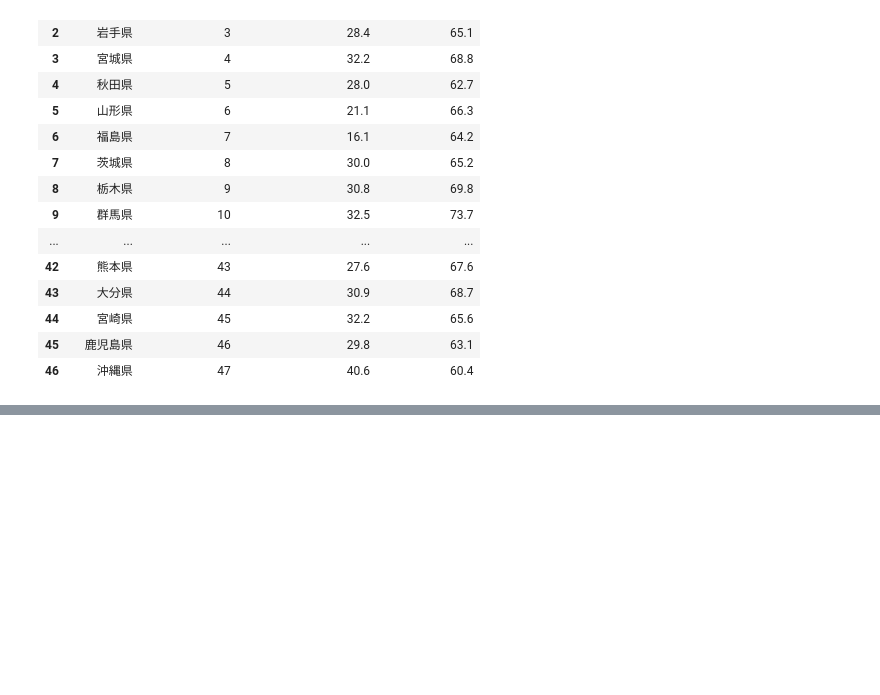
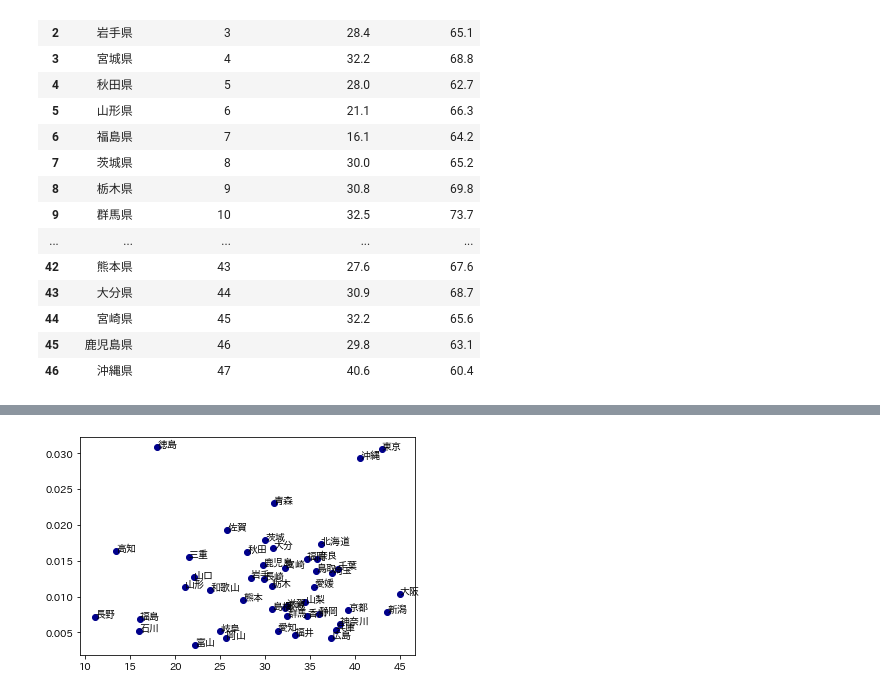
Before and after one commit to arakawatomonori/analyze-poverty, a Jupyter notebook: yuiseki/生活保護世帯と大学進学率関係.ipynb, the cells around one changed output, grey strips where cells are left out. Drawn from its saved outputs; the diff is of its cells as text; code cells hidden in the pictures; blank space fills up the shorter version.

```diff
--- a/yuiseki/生活保護世帯と大学進学率関係.ipynb
+++ b/yuiseki/生活保護世帯と大学進学率関係.ipynb
@@ -30,0 +88,11 @@ df.plot.scatter(x='生活保護世帯進学率(%)', y='全世帯進学率(%)')
+# %%
+df3 = pd.read_excel('../data/www.soumu.go.jp/2020/都道府県別人口と世帯数.xls')
+df3 = df3.shift(-4)[0:47]
+columns = [
+  '団体コード', '都道府県名', '人口 男', '人口 女', '人口 男女合計', '世帯数',
+  'Skip A', 'Skip B', 'Skip C', 'Skip D', 'Skip E', 'Skip F', 'Skip G',
+  'Skip H', 'Skip I', 'Skip J', 'Skip K', 'Skip L', 'Skip M', 'Skip N',
+  'Skip O', 'Skip P', 'Skip Q', 'Skip R'
+  ]
+df3.columns = columns
+df3
@@ -30,0 +118,4 @@ df.plot.scatter(x='生活保護世帯進学率(%)', y='全世帯進学率(%)')
+# %%
+df_concat2 = pd.concat([df_concat1, df3], axis=1)
+df_concat2['生活保護世帯比率'] = df_concat2['現に保護を受けた世帯'] / df_concat2['世帯数']
+df_concat2
@@ -30,0 +141,8 @@ df.plot.scatter(x='生活保護世帯進学率(%)', y='全世帯進学率(%)')
+# %%
+fig, ax = plt.subplots()
+ax.scatter(x=df_concat2['生活保護世帯進学率(%)'], y=df_concat2['生活保護世帯比率'], c='DarkBlue')
+for idx, row in df_concat2.iterrows():
+    ax.annotate(row['都道府県'], (row['生活保護世帯進学率(%)'], row['生活保護世帯比率']))
+plt.show()
+# %% [output]
+[figure, added]
```
Also changed, not shown: parts of 9 cells of this notebook, 1 other file.
